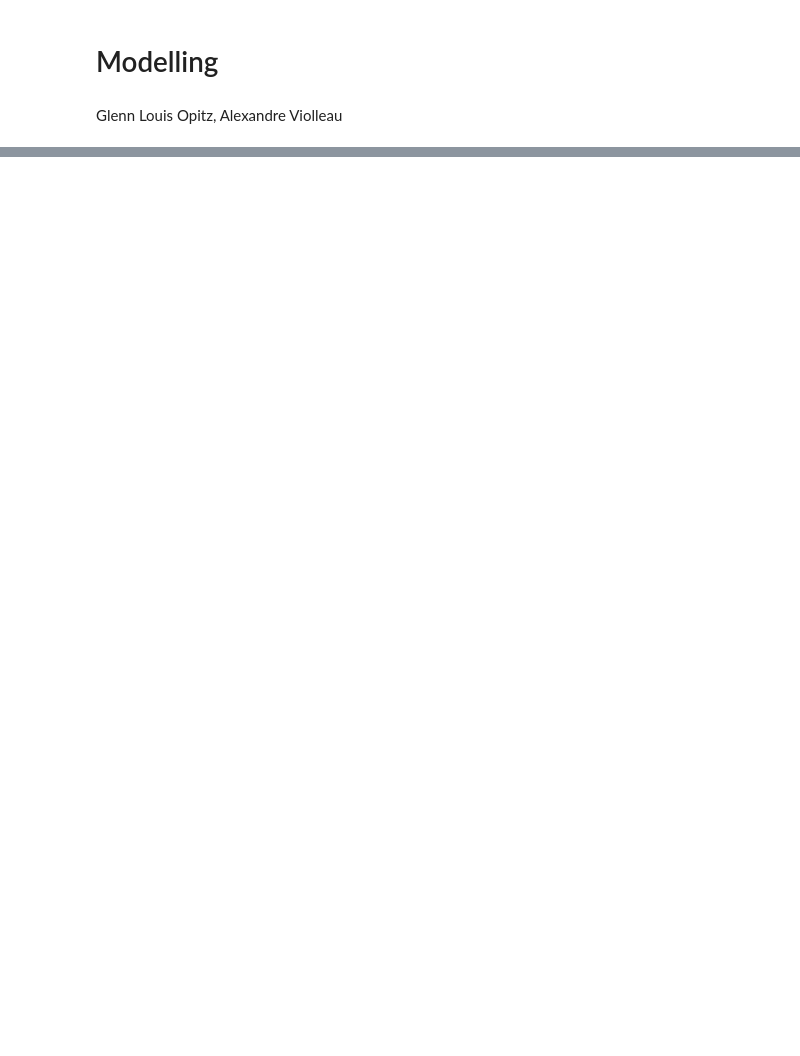
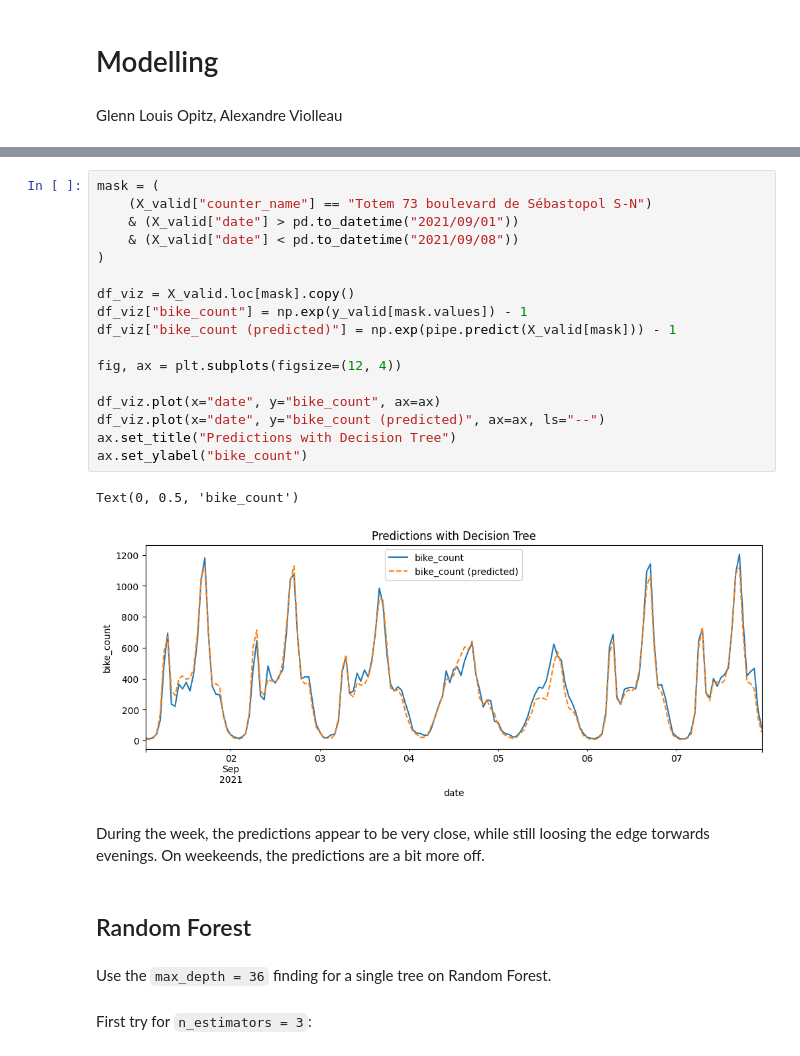
Before and after one commit to l-opitz/bike_counters, a Jupyter notebook: bike_counters_Violleau_Opitz_modelling.ipynb, the cells around one changed output, grey strips where cells are left out. Saved outputs shown, nothing was run; the diff lists cells and outputs as text; blank space fills up the shorter version.

```diff
--- a/bike_counters_Violleau_Opitz_modelling.ipynb
+++ b/bike_counters_Violleau_Opitz_modelling.ipynb
@@ -24,0 +469,28 @@ data.head()
+# %%
+mask = (
+    (X_valid["counter_name"] == "Totem 73 boulevard de Sébastopol S-N")
+    & (X_valid["date"] > pd.to_datetime("2021/09/01"))
+    & (X_valid["date"] < pd.to_datetime("2021/09/08"))
+)
+
+df_viz = X_valid.loc[mask].copy()
+df_viz["bike_count"] = np.exp(y_valid[mask.values]) - 1
+df_viz["bike_count (predicted)"] = np.exp(pipe.predict(X_valid[mask])) - 1
+
+fig, ax = plt.subplots(figsize=(12, 4))
+
+df_viz.plot(x="date", y="bike_count", ax=ax)
+df_viz.plot(x="date", y="bike_count (predicted)", ax=ax, ls="--")
+ax.set_title("Predictions with Decision Tree")
+ax.set_ylabel("bike_count")
+# %% [output]
+Text(0, 0.5, 'bike_count')
+[figure, added]
+# %% [markdown]
+During the week, the predictions appear to be very close, while still loosing the edge torwards evenings. On weekeends, the predictions are a bit more off.
+# %% [markdown]
+## Random Forest
+# %% [markdown]
+Use the `max_depth = 36` finding for a single tree on Random Forest.
+# %% [markdown]
+First try for  `n_estimators = 3`:
```
Also changed, not shown: parts of 48 cells of this notebook.
